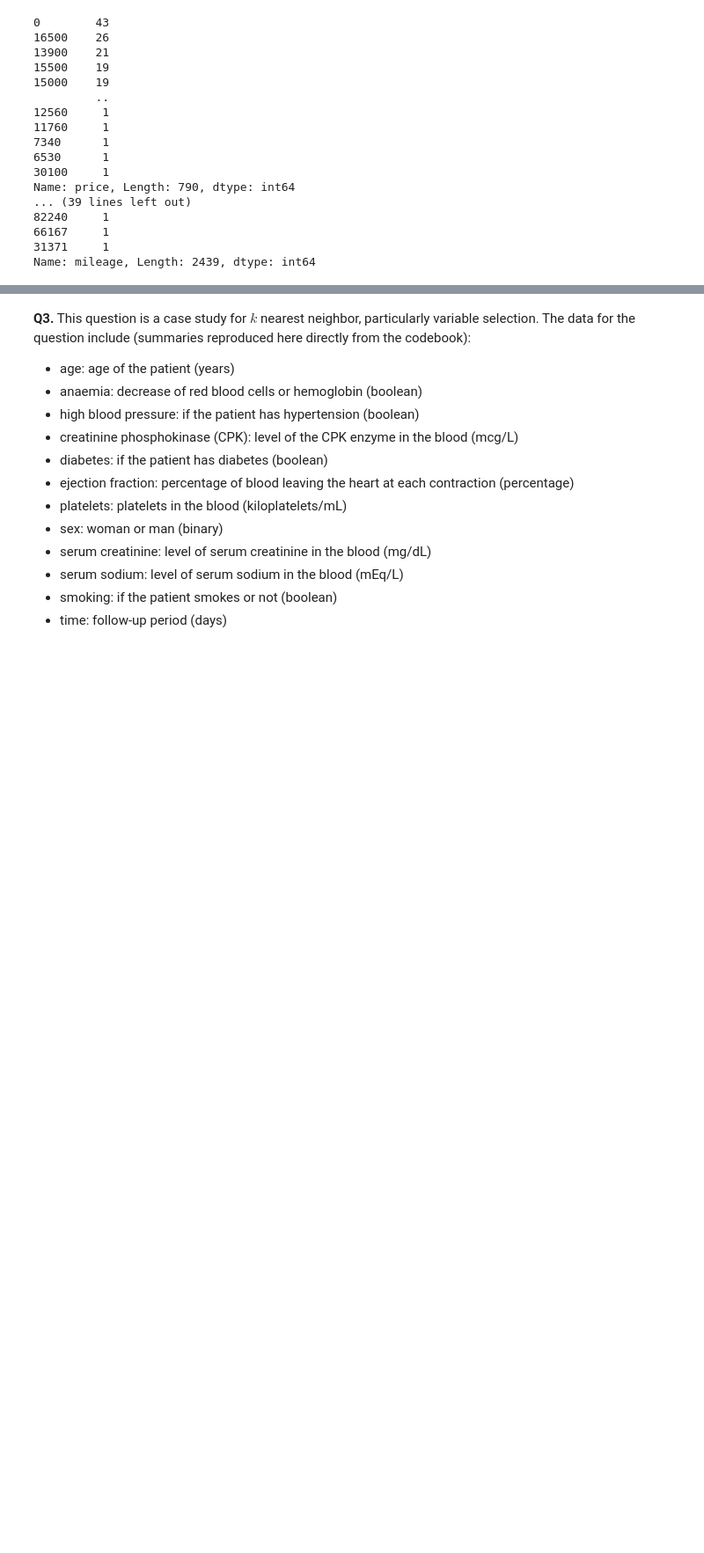
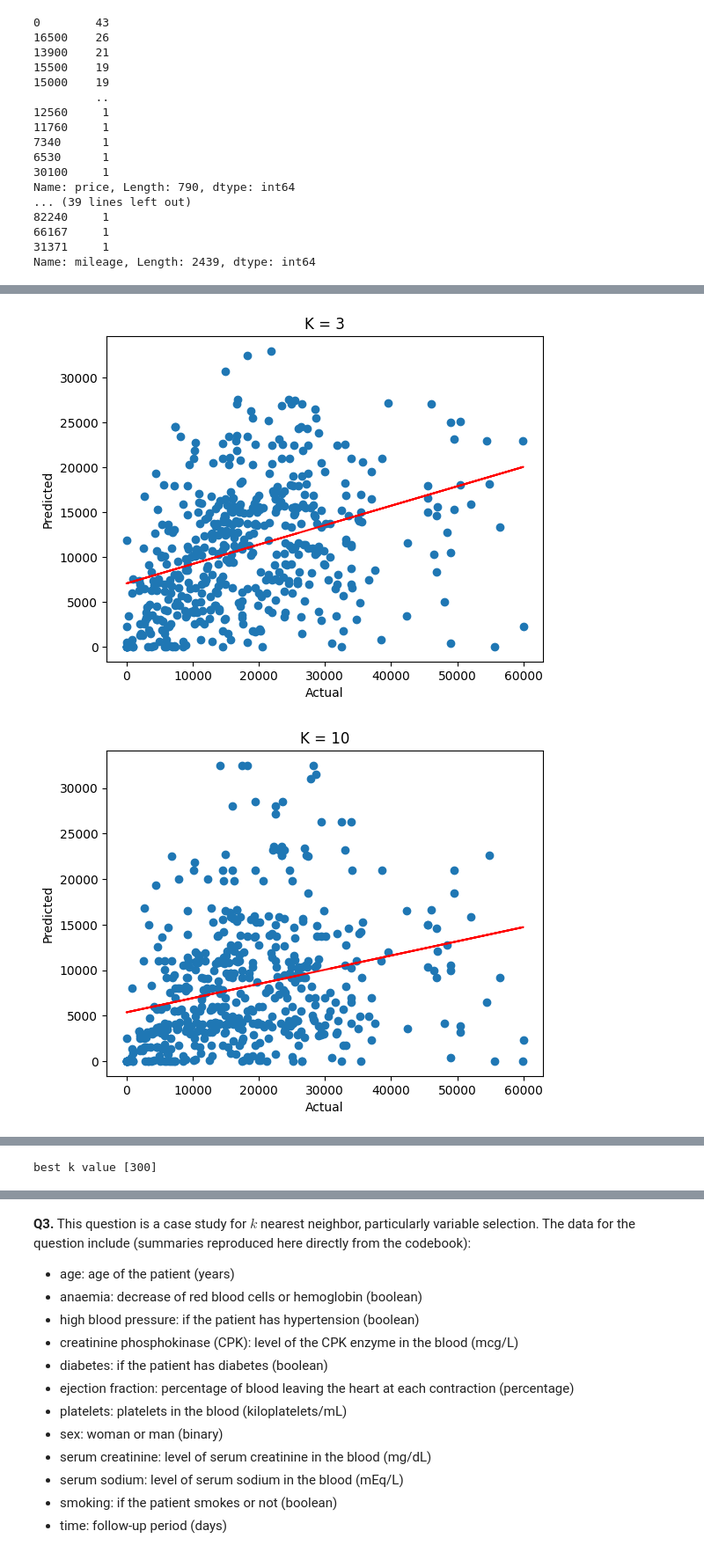
Before and after one commit to uvavmc7ht/assignment3, a Jupyter notebook: assignment_knn_and_kmc.ipynb, the cells around one changed output, grey strips where cells are left out. Shown: that part at 88% size. Cells and saved outputs as stored; diff of their text form; code cells hidden in the pictures; blank space fills up the shorter version.

```diff
--- a/assignment_knn_and_kmc.ipynb
+++ b/assignment_knn_and_kmc.ipynb
@@ -260,3 +260,14 @@ Name: price, Length: 790, dtype: int64
 66167     1
 31371     1
 Name: mileage, Length: 2439, dtype: int64
+# %%
+#2 Maxmin normalize year and mileage.
+
+vars = ['year','mileage']
+X = df.loc[:,vars]
+y = df['price']
+def maxmin(x): # Maxmin normalization function
+  x = (x-min(x))/(max(x)-min(x))
+  return x
+X = X.apply(maxmin) # Apply maxmin normalization function to all columns of X
+print(X.describe())
@@ -262,0 +284,45 @@ Name: mileage, Length: 2439, dtype: int64
+# %%
+#3
+X_train, X_test, y_train, y_test = train_test_split(X,y,test_size=.2,random_state=10)
+# %%
+#4 𝑘=3,10,25,50,100,300 . For each value of  𝑘 , compute the Sum of Squared Error and make a scatterplot showing the test
+#value plotted against the predicted value.
+#What patterns do you notice as you increase  𝑘 ?
+
+from sklearn.neighbors import KNeighborsRegressor
+
+
+
+k_grid = np.array([3,10,25,50,100,300])
+SSE = np.zeros(len(k_grid)) # Object to save the Sum of Squared Error for k
+index = 0;
+for k in k_grid:
+  model = KNeighborsClassifier(n_neighbors=k)
+  fitted_model = model.fit(X_train,y_train) # Train the model on our data
+  y_hat = fitted_model.predict(X_test) # Predict values for test set
+  SSE[index] = np.sum( (y_test-y_hat)**2 ) # Save the computed SSE
+  actual_values = y_test
+  predicted_values = y_hat
+  plt.scatter(actual_values, predicted_values)
+  plt.xlabel("Actual")
+  plt.ylabel("Predicted")
+  plt.title('K = ' + str(k))
+  m,b = np.polyfit(actual_values, predicted_values, 1)
+  plt.plot(actual_values, m*actual_values + b, color='red')
+  plt.show()
+  index = index + 1
+
+SSE_min = np.min(SSE) # Lowest recorded SSE
+min_index = np.where(SSE==SSE_min) # Find the indices of y that equal the minimum
+k_star = k_grid[min_index] # Find the optimal value of k
+
+plt.plot(k_grid,SSE,label='Test') # Plot SSE by k plt.xlabel("k")
+plt.xlabel("k")
+plt.ylabel("SSE")
+plt.legend(loc='lower right')
+plt.show()
+
+print("best k value " + str(k_star))
+# %% [output]
+[figure, added]
+[figure, added]
@@ -262,0 +334 @@ Name: mileage, Length: 2439, dtype: int64
+best k value [300]
```
Also changed, not shown: parts of 8 cells of this notebook.
